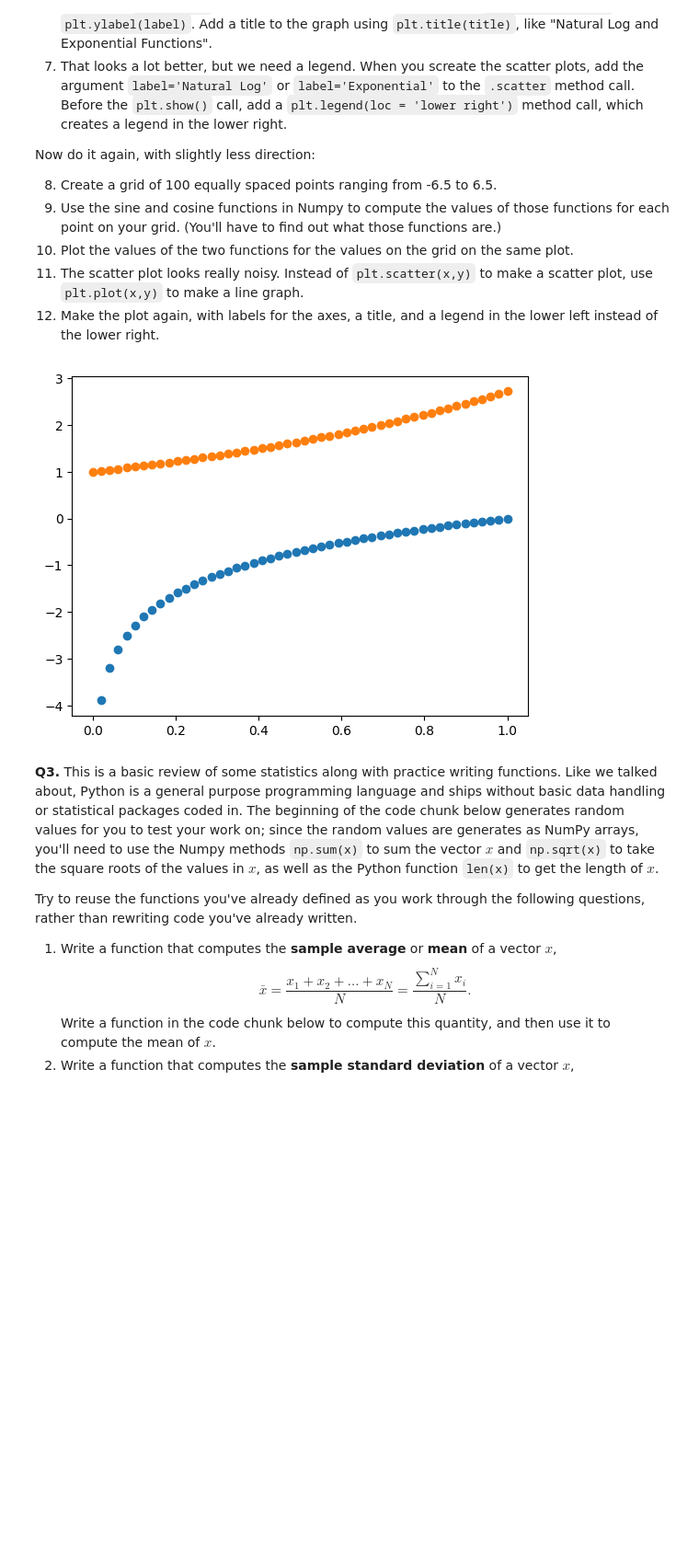
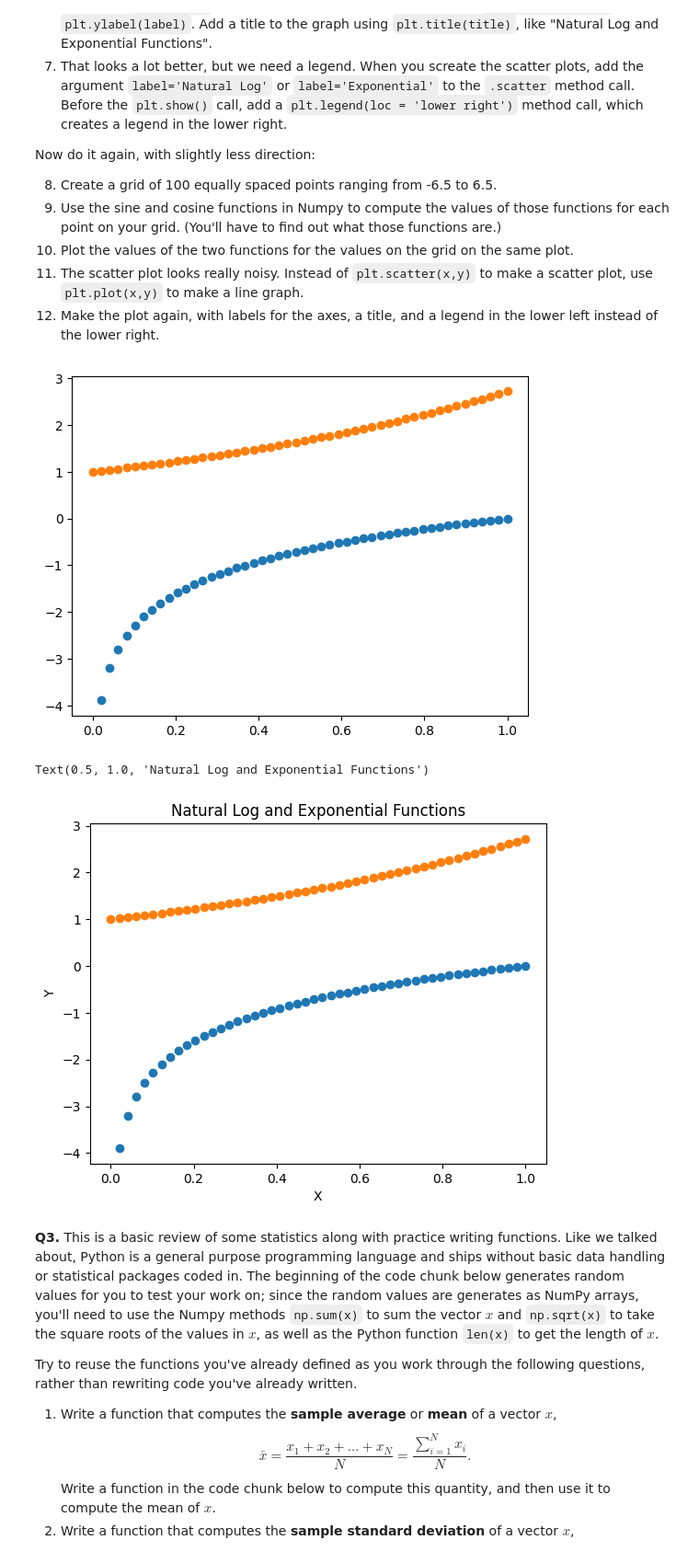
Before and after one commit to jillianhaig/programming, a Jupyter notebook: assignment/assignment_programming.ipynb, the cells around one changed output. Shown at 92% size. Saved outputs shown, nothing was run; the diff lists cells and outputs as text; code cells hidden in the pictures; blank space fills up the shorter version.

```diff
--- a/assignment/assignment_programming.ipynb
+++ b/assignment/assignment_programming.ipynb
@@ -50,16 +50,29 @@ Now do it again, with slightly less direction:
 # %%
 import numpy as np
 import matplotlib.pyplot as plt
 
 # ----- Q2 parts 1-5 -----
 x = np.linspace(0,1,50)
 y = np.log(x)
 z = np.exp(x)
 plt.scatter(x,y)
 plt.scatter(x,z)
 plt.show()
+
+# Q2 parts 6-
+# make new graph
+x = np.linspace(0,1,50)
+y = np.log(x)
+z = np.exp(x)
+plt.scatter(x,y)
+plt.scatter(x,z)
+plt.xlabel("X")
+plt.ylabel("Y")
+plt.title("Natural Log and Exponential Functions")
 # %% [output]
 [figure]
+Text(0.5, 1.0, 'Natural Log and Exponential Functions')
+[figure, added]
 # %% [markdown]
 **Q3.** This is a basic review of some statistics along with practice writing functions. Like we talked about, Python is a general purpose programming language and ships without basic data handling or statistical packages coded in. The beginning of the code chunk below generates random values for you to test your work on; since the random values are generates as NumPy arrays, you'll need to use the Numpy methods `np.sum(x)` to sum the vector $x$ and `np.sqrt(x)` to take the square roots of the values in $x$, as well as the Python function `len(x)` to get the length of $x$.
 
```
